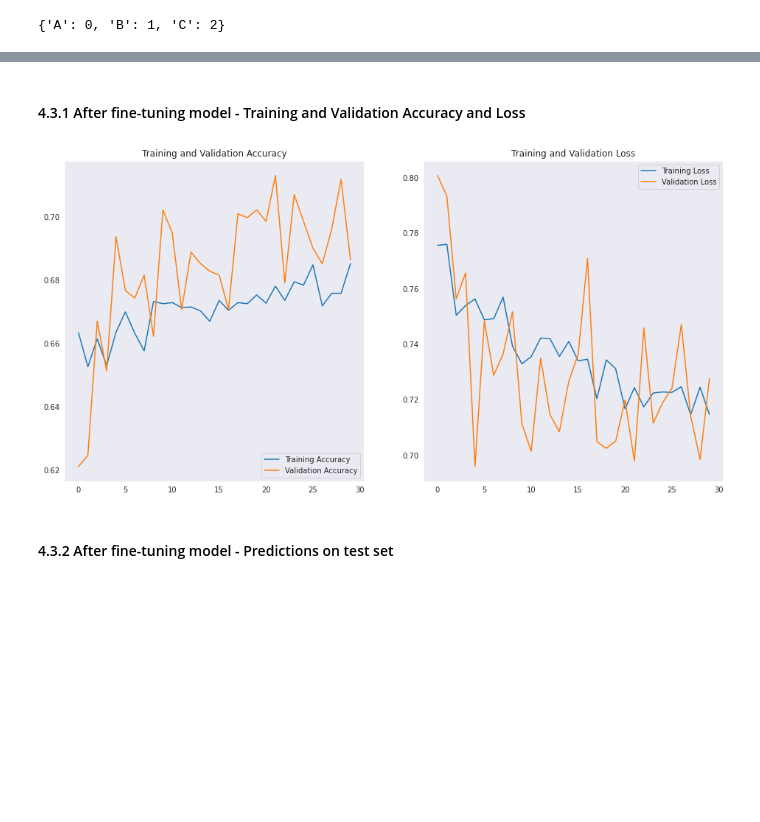
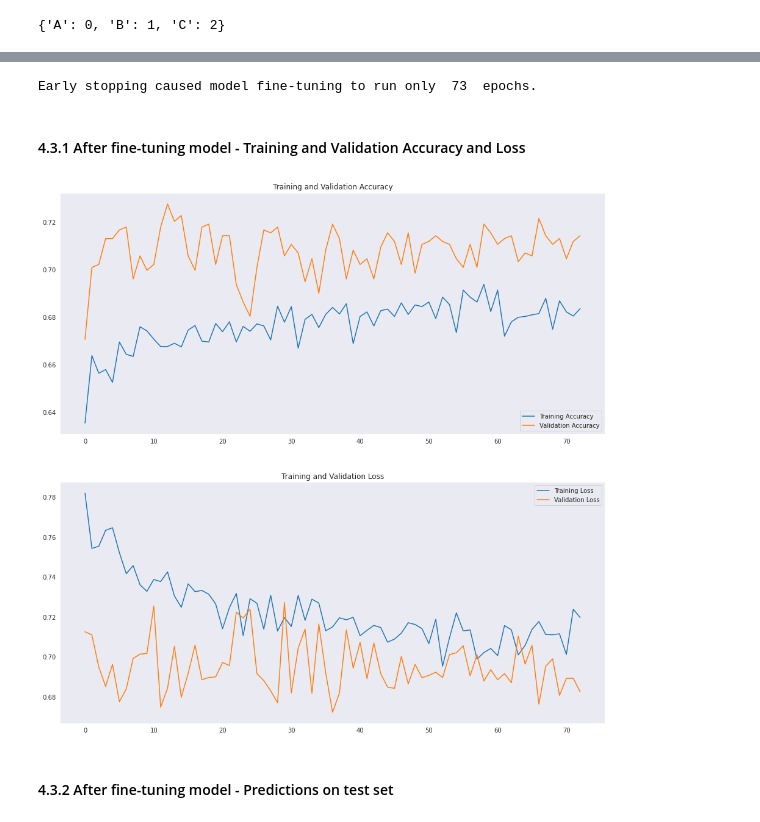
Before and after one commit to fontainelam/KneeOsteoarthritis, a Jupyter notebook: notebooks/Classifying_Knee_Images_Simplified_Classes.ipynb, the cells around one changed output, grey strips where cells are left out. Saved outputs shown, nothing was run; the diff lists cells and outputs as text; code cells hidden in the pictures; blank space fills up the shorter version.

Commit message:
adding learning rate decay, increasing number of epochs, adding early stopping callback

```diff
--- a/notebooks/Classifying_Knee_Images_Simplified_Classes.ipynb
+++ b/notebooks/Classifying_Knee_Images_Simplified_Classes.ipynb
@@ -606,14 +611,20 @@ We will also reduce the learning rate to 1e-4, or 0.0001, and increase the numbe
 # %%
-NUM_LAYERS_TO_UNFREEZE = 4
-LEARNING_RATE = 0.0001
-FINE_TUNING_NUM_EPOCHS = 30
+NUM_LAYERS_TO_UNFREEZE = 8
+
+boundaries = [5000, 10000]
+decay_values = [1e-4, 1e-5, 1e-6]
+lr_schedule = PiecewiseConstantDecay( boundaries, decay_values )
+
+FINE_TUNING_NUM_EPOCHS = 100
+
+callback = tf.keras.callbacks.EarlyStopping(monitor='loss', patience=20, verbose=1)
 # %%
 base_model.trainable = True
 for layer in base_model.layers[:-NUM_LAYERS_TO_UNFREEZE]:
     base_model.trainable = False
 # %%
 model.compile(
-    optimizer=keras.optimizers.Adam(learning_rate=LEARNING_RATE),
+    optimizer=keras.optimizers.Adam(learning_rate=lr_schedule),
     loss='categorical_crossentropy',
     metrics=['accuracy'])
 # %%
@@ -647,5 +658,6 @@ history = model.fit(train_generator,
                     validation_data = val_generator,
                     validation_steps = step_size_val,
                     epochs = num_epochs,
-                    class_weight = class_weights_dict)
+                    class_weight = class_weights_dict,
+                    callbacks=[callback])
 # %% [output]
@@ -669,29 +681,33 @@ Epoch 30/30
+# %%
+print('Early stopping caused model fine-tuning to run only ', len(history.history['loss']), ' epochs.')
+# %% [output]
+Early stopping caused model fine-tuning to run only  73  epochs.
 # %% [markdown]
 #### 4.3.1 After fine-tuning model - Training and Validation Accuracy and Loss
 # %%
 acc = history.history['accuracy']
 val_acc = history.history['val_accuracy']
 
 loss = history.history['loss']
 val_loss = history.history['val_loss']
 
-epochs_range = range(num_epochs)
+epochs_range = range(len(history.history['loss']))
 
-plt.figure(figsize=(16, 8))
-plt.subplot(1, 2, 1)
+plt.figure(figsize=(16, 16))
+plt.subplot(2, 1, 1)
 plt.plot(epochs_range, acc, label='Training Accuracy')
 plt.plot(epochs_range, val_acc, label='Validation Accuracy')
 plt.legend(loc='lower right')
 plt.title('Training and Validation Accuracy')
 
-plt.subplot(1, 2, 2)
+plt.subplot(2, 1, 2)
 plt.plot(epochs_range, loss, label='Training Loss')
 plt.plot(epochs_range, val_loss, label='Validation Loss')
 plt.legend(loc='upper right')
 plt.title('Training and Validation Loss')
 plt.show()
 # %% [output]
-[figure, old version]
+[figure, new version]
 # %% [markdown]
 #### 4.3.2 After fine-tuning model - Predictions on test set
 # %%
```
Also changed, not shown: parts of 25 cells of this notebook.
